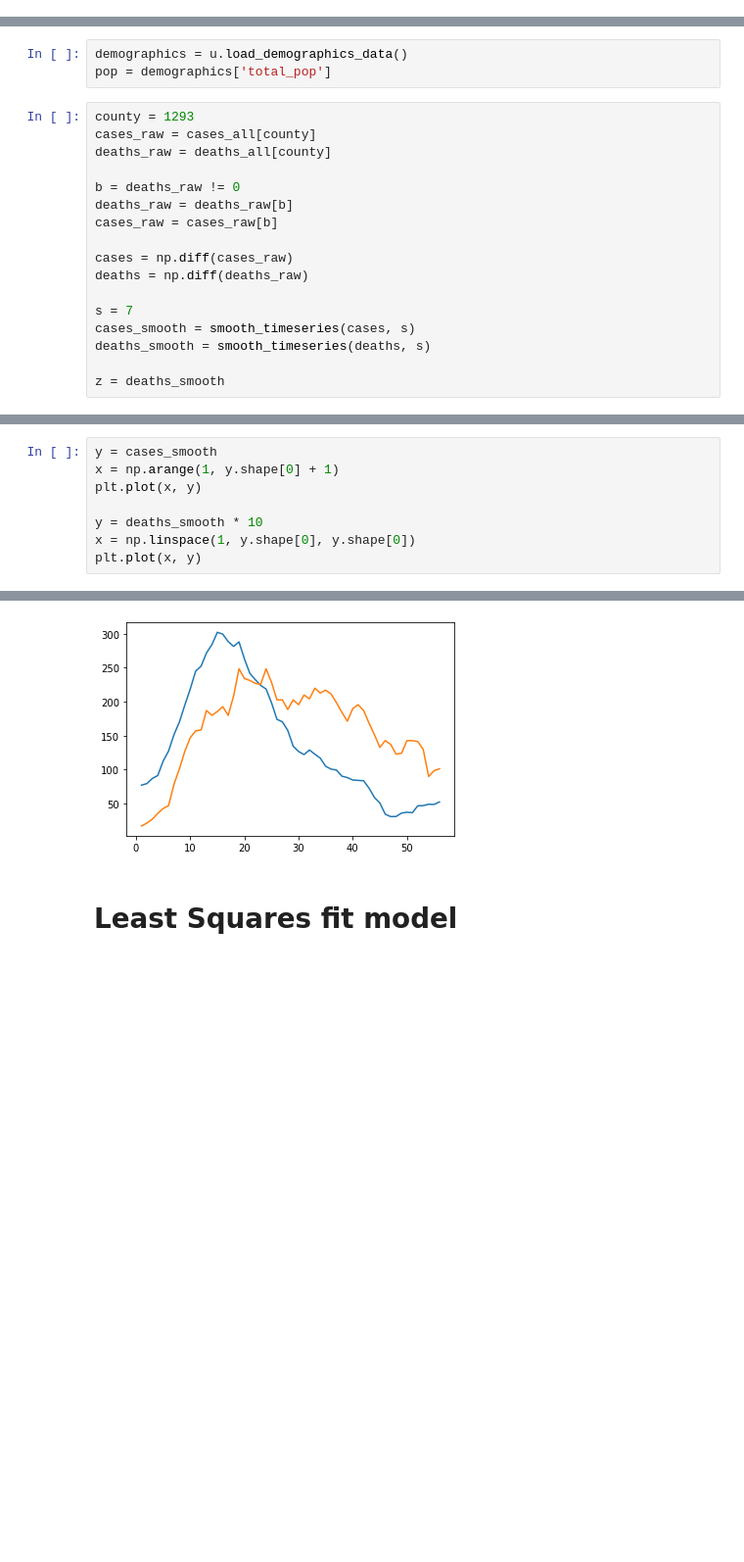
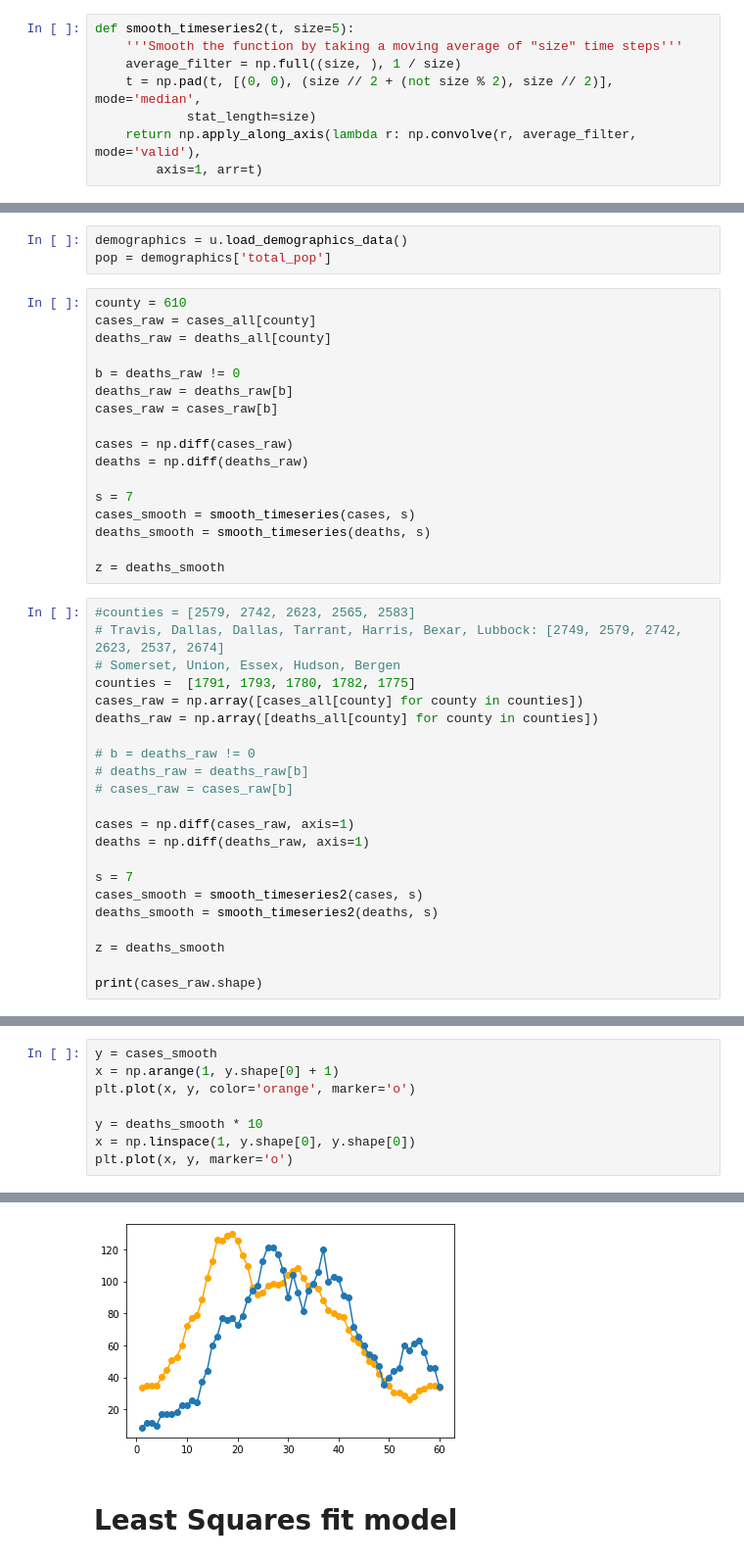
Before and after one commit to KevinHuang8/COVID19-prediction, a Jupyter notebook: models/curvefit.ipynb, the cells around one changed output, grey strips where cells are left out. Shown: that part at 98% size. Cells and saved outputs as stored; diff of their text form; blank space fills up the shorter version.

```diff
--- a/models/curvefit.ipynb
+++ b/models/curvefit.ipynb
@@ -17,6 +17,14 @@ def smooth_timeseries(t, size=5, axis=0):
     t = np.pad(t, [(size // 2 + (not size % 2), size // 2)], mode='median', stat_length=size)
     return np.apply_along_axis(lambda r: np.convolve(r, average_filter, mode='valid'),
         axis=axis, arr=t)
+# %%
+def smooth_timeseries2(t, size=5):
+    '''Smooth the function by taking a moving average of "size" time steps'''
+    average_filter = np.full((size, ), 1 / size)
+    t = np.pad(t, [(0, 0), (size // 2 + (not size % 2), size // 2)], mode='median',
+            stat_length=size)
+    return np.apply_along_axis(lambda r: np.convolve(r, average_filter, mode='valid'),
+        axis=1, arr=t)
 # %%
 datadict = u.load_covid_timeseries(smoothing=3, cases_cutoff=5)
 cases_all = datadict['cases_raw']
@@ -25,7 +33,7 @@ deaths_all = datadict['deaths_raw']
 demographics = u.load_demographics_data()
 pop = demographics['total_pop']
 # %%
-county = 1293
+county = 610
 cases_raw = cases_all[county]
 deaths_raw = deaths_all[county]
 
@@ -41,3 +49,25 @@ cases_smooth = smooth_timeseries(cases, s)
 deaths_smooth = smooth_timeseries(deaths, s)
 
 z = deaths_smooth
+# %%
+#counties = [2579, 2742, 2623, 2565, 2583]
+# Travis, Dallas, Dallas, Tarrant, Harris, Bexar, Lubbock: [2749, 2579, 2742, 2623, 2537, 2674]
+# Somerset, Union, Essex, Hudson, Bergen
+counties =  [1791, 1793, 1780, 1782, 1775]
+cases_raw = np.array([cases_all[county] for county in counties])
+deaths_raw = np.array([deaths_all[county] for county in counties])
+
+# b = deaths_raw != 0
+# deaths_raw = deaths_raw[b]
+# cases_raw = cases_raw[b]
+
+cases = np.diff(cases_raw, axis=1)
+deaths = np.diff(deaths_raw, axis=1)
+
+s = 7
+cases_smooth = smooth_timeseries2(cases, s)
+deaths_smooth = smooth_timeseries2(deaths, s)
+
+z = deaths_smooth
+
+print(cases_raw.shape)
@@ -44,14 +76,14 @@ z = deaths_smooth
 # %%
 y = cases_smooth
 x = np.arange(1, y.shape[0] + 1)
-plt.plot(x, y)
+plt.plot(x, y, color='orange', marker='o')
 
 y = deaths_smooth * 10
 x = np.linspace(1, y.shape[0], y.shape[0])
-plt.plot(x, y)
+plt.plot(x, y, marker='o')
 # %% [output]
 [<matplotlib.lines.Line2D at 0x...>]
-[figure, old version]
+[figure, new version]
 # %% [markdown]
 # Least Squares fit model
 # %%
```
Also changed, not shown: parts of 18 cells of this notebook, 7 other files.
